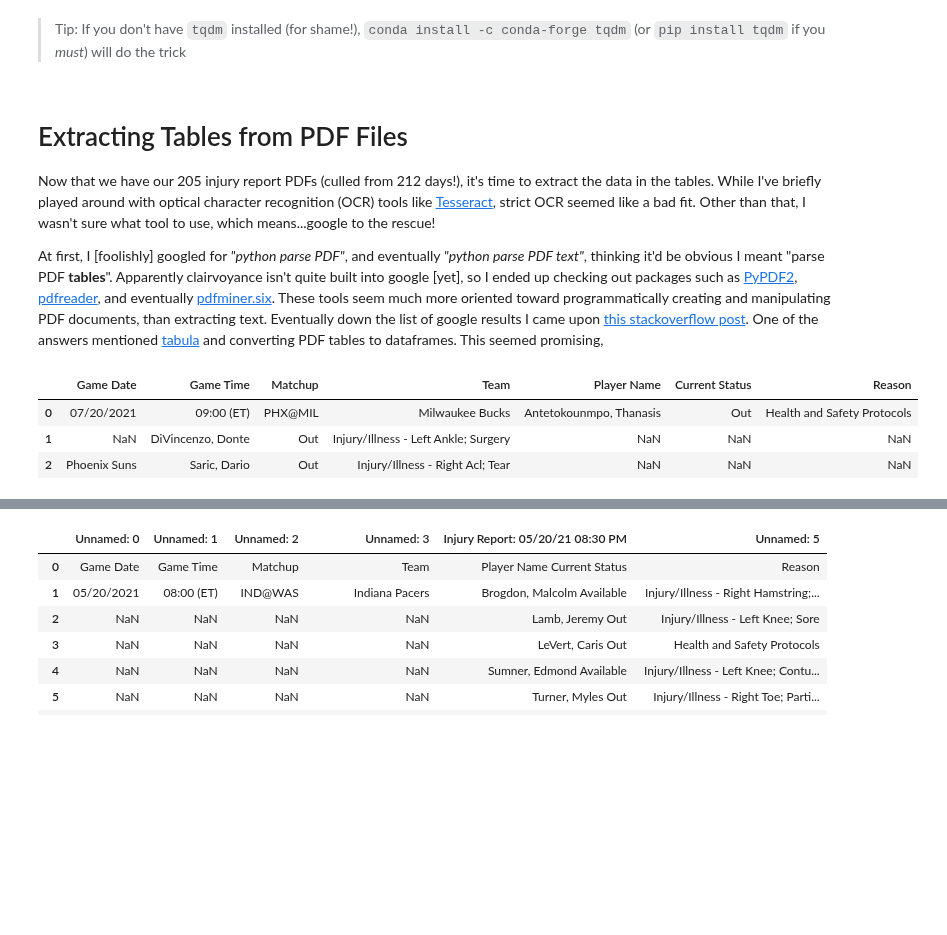
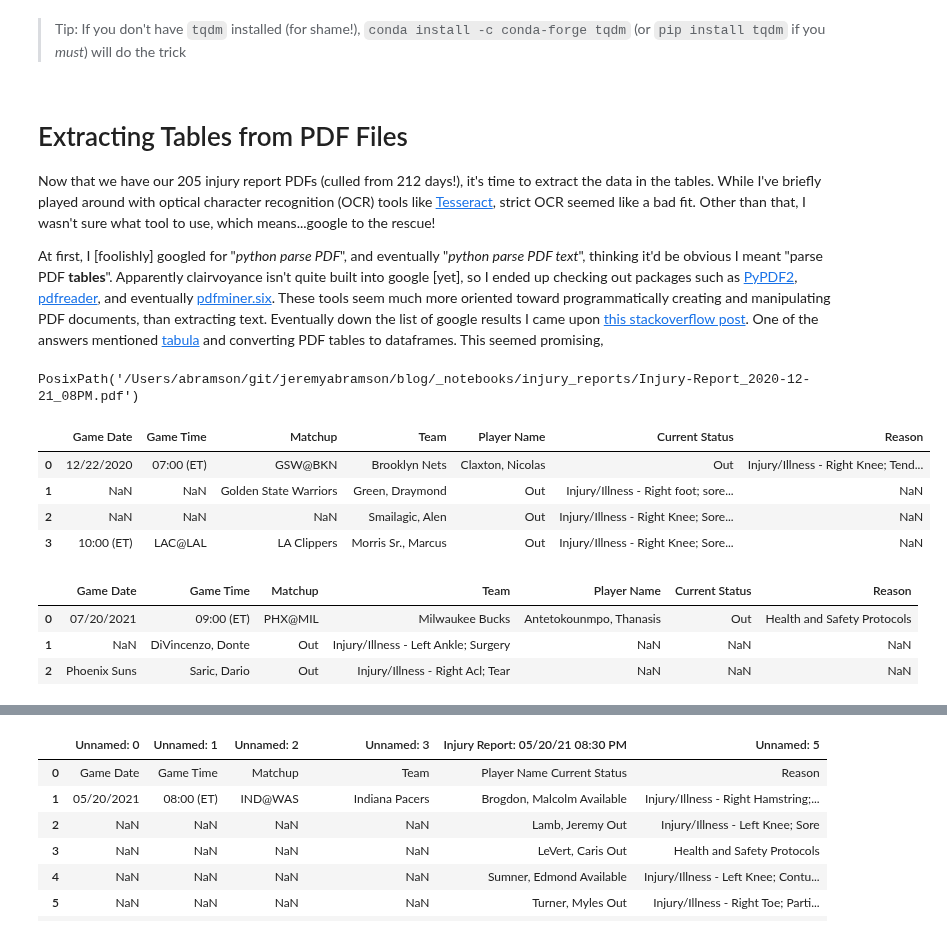
Before and after one commit to jeremyabramson/blog, a Jupyter notebook: _notebooks/2021-07-25-nba-injuries.ipynb, the cells around one changed output, grey strips where cells are left out. Saved outputs shown, nothing was run; the diff lists cells and outputs as text; code cells hidden in the pictures; blank space fills up the shorter version.

Commit message:
Tabula examples, PDF file list

```diff
--- a/_notebooks/2021-07-25-nba-injuries.ipynb
+++ b/_notebooks/2021-07-25-nba-injuries.ipynb
@@ -351,7 +353,7 @@ Now that we have our 205 injury report PDFs (culled from 212 days!), it's time t
 While I've briefly played around with optical character recognition (OCR) tools like [Tesseract](https://github.com/tesseract-ocr/tesseract), strict OCR seemed like a bad fit.
 Other than that, I wasn't sure what tool to use, which means...google to the rescue!
 
-At first, I [foolishly] googled for *\"python parse PDF\"*, and eventually *\"python parse PDF text\"*, thinking  it'd be obvious I meant "parse PDF **tables**".
+At first, I [foolishly] googled for "*python parse PDF*", and eventually "*python parse PDF text*", thinking  it'd be obvious I meant "parse PDF **tables**".
 Apparently clairvoyance isn't quite built into google [yet], so I ended up checking out packages such as [PyPDF2](https://pypi.org/project/PyPDF2/), [pdfreader](https://pypi.org/project/pdfreader/), and eventually [pdfminer.six](pdfminer.six).
 These tools seem much more oriented toward programmatically creating and manipulating PDF documents, than extracting text.
 Eventually down the list of google results I came upon [this stackoverflow post](https://stackoverflow.com/questions/34837707/how-to-extract-text-from-a-pdf-file).
@@ -362,10 +364,24 @@ import tabula
 import pandas as pd
 # %%
 pd.set_option('display.max_rows', 500)
+# %%
+injury_reports = sorted(list(DATA_DIR.glob('*.pdf')))
+# %%
+injury_reports[0]
+# %% [output]
+PosixPath('/Users/abramson/git/jeremyabramson/blog/_notebooks/injury_reports/Injury-Report_2020-12-21_08PM.pdf')
 # %%
-tabula.read_pdf(DATA_DIR / 'Injury-Report_2021-07-20_08PM.pdf', pages='all')
+tabula.read_pdf(DATA_DIR / injury_reports[0], pages='all')
 # %% [output]
 |  | Game Date | Game Time | Matchup | Team | Player Name | Current Status | Reason |
-| 0 | 07/20/2021 | 09:00 (ET) | PHX@MIL | Milwaukee Bucks | Antetokounmpo, Thanasis | Out | Health and Safety Protocols |
-| 1 | NaN | DiVincenzo, Donte | Out | Injury/Illness - Left Ankle; Surgery | NaN | NaN | NaN |
-| 2 | Phoenix Suns | Saric, Dario | Out | Injury/Illness - Right Acl; Tear | NaN | NaN | NaN |
+| 0 | 12/22/2020 | 07:00 (ET) | GSW@BKN | Brooklyn Nets | Claxton, Nicolas | Out | Injury/Illness - Right Knee; Tend... |
+| 1 | NaN | NaN | Golden State Warriors | Green, Draymond | Out | Injury/Illness - Right foot; sore... | NaN |
+| 2 | NaN | NaN | NaN | Smailagic, Alen | Out | Injury/Illness - Right Knee; Sore... | NaN |
+| 3 | 10:00 (ET) | LAC@LAL | LA Clippers | Morris Sr., Marcus | Out | Injury/Illness - Right Knee; Sore... | NaN |
+# %%
+tabula.read_pdf(DATA_DIR / injury_reports[-1], pages='all')
+# %% [output]
+|  | Game Date | Game Time | Matchup | Team | Player Name | Current Status | Reason |
+| 0 | 07/20/2021 | 09:00 (ET) | PHX@MIL | Milwaukee Bucks | Antetokounmpo, Thanasis | Out | Health and Safety Protocols |
+| 1 | NaN | DiVincenzo, Donte | Out | Injury/Illness - Left Ankle; Surgery | NaN | NaN | NaN |
+| 2 | Phoenix Suns | Saric, Dario | Out | Injury/Illness - Right Acl; Tear | NaN | NaN | NaN |
```
Also changed, not shown: parts of 12 cells of this notebook.
